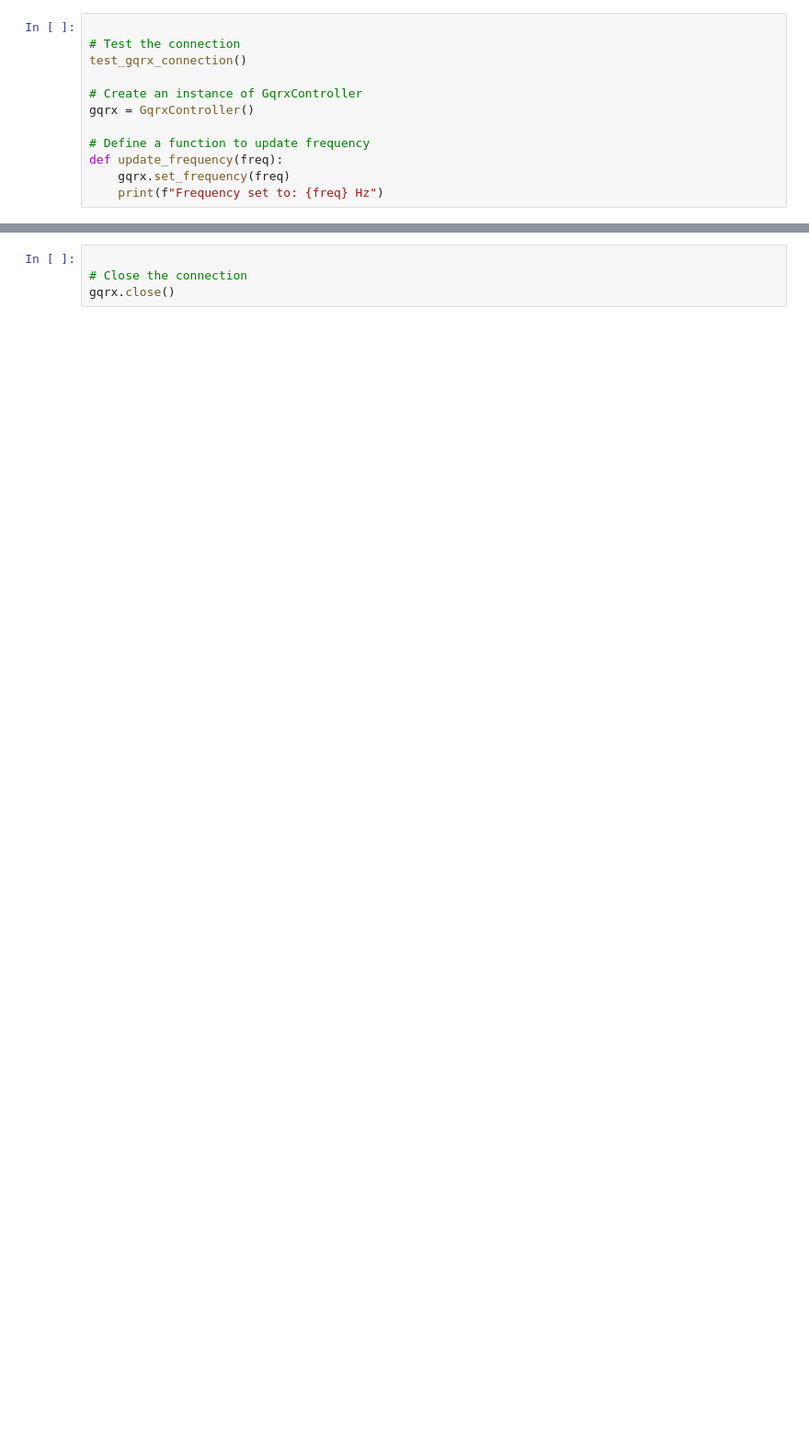
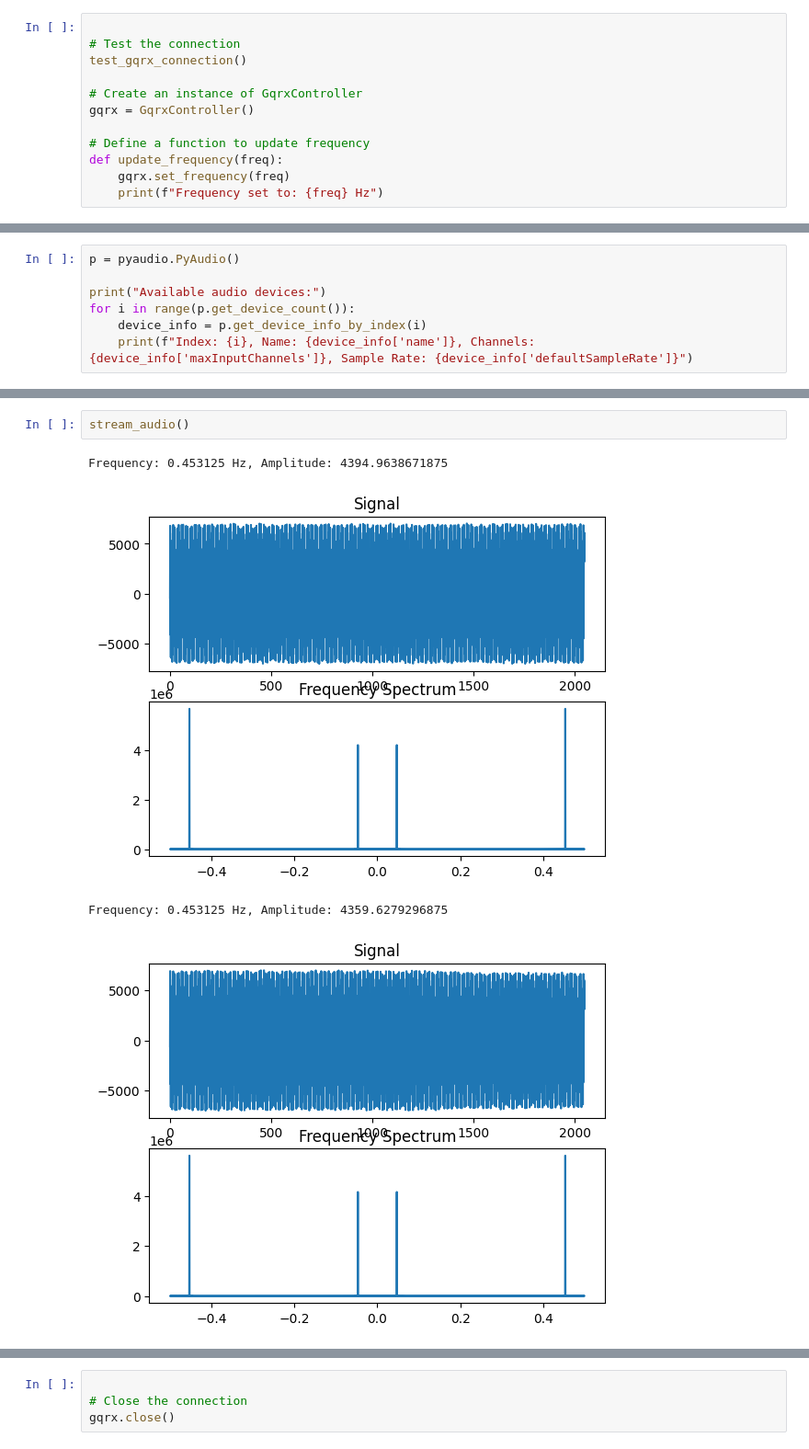
Before and after one commit to swirkes/lossyd, a Jupyter notebook: gqrx_freq_slider.ipynb, the cells around one changed output, grey strips where cells are left out. Shown at 92% size. Saved outputs shown, nothing was run; the diff lists cells and outputs as text; blank space fills up the shorter version.

Commit message:
updated gqrx_freq_slider to monitor audio input

```diff
--- a/gqrx_freq_slider.ipynb
+++ b/gqrx_freq_slider.ipynb
@@ -68,0 +73,7 @@ interactive(children=(FloatSlider(value=2409000000.0, continuous_update=False, d
+# %%
+p = pyaudio.PyAudio()
+
+print("Available audio devices:")
+for i in range(p.get_device_count()):
+    device_info = p.get_device_info_by_index(i)
+    print(f"Index: {i}, Name: {device_info['name']}, Channels: {device_info['maxInputChannels']}, Sample Rate: {device_info['defaultSampleRate']}")
@@ -68,0 +146,7 @@ interactive(children=(FloatSlider(value=2409000000.0, continuous_update=False, d
+# %%
+stream_audio()
+# %% [output]
+Frequency: 0.453125 Hz, Amplitude: 4394.9638671875
+[figure, added]
+Frequency: 0.453125 Hz, Amplitude: 4359.6279296875
+[figure, added]
```
Also changed, not shown: parts of 8 cells of this notebook.
